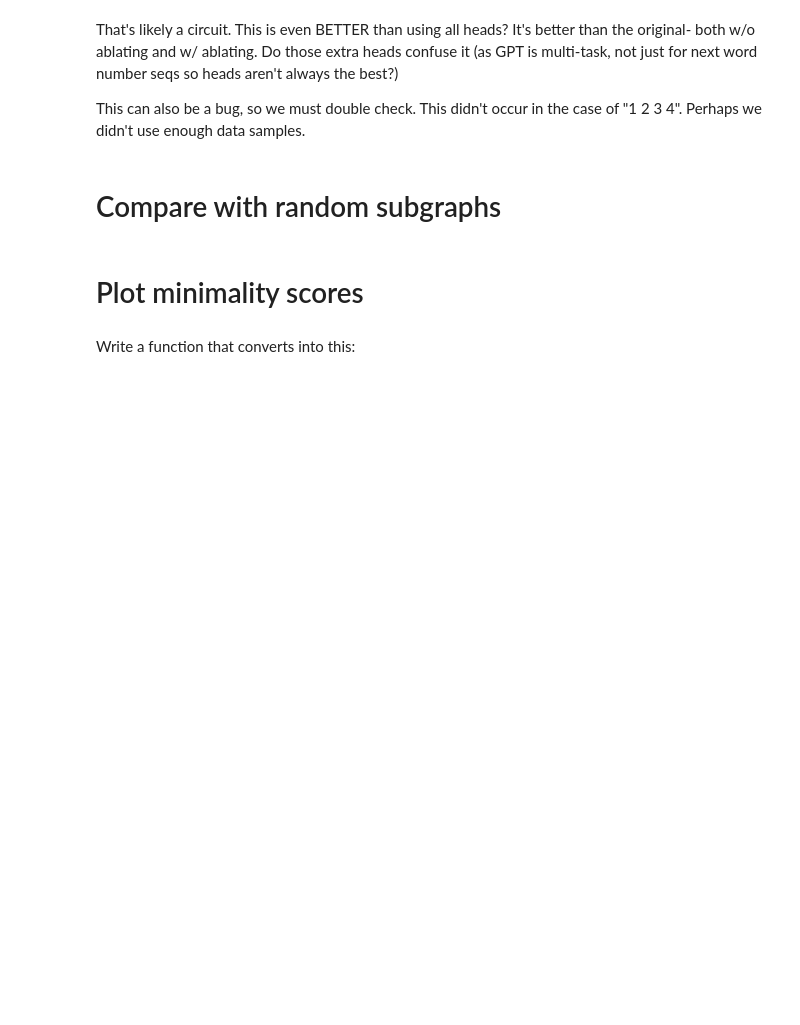
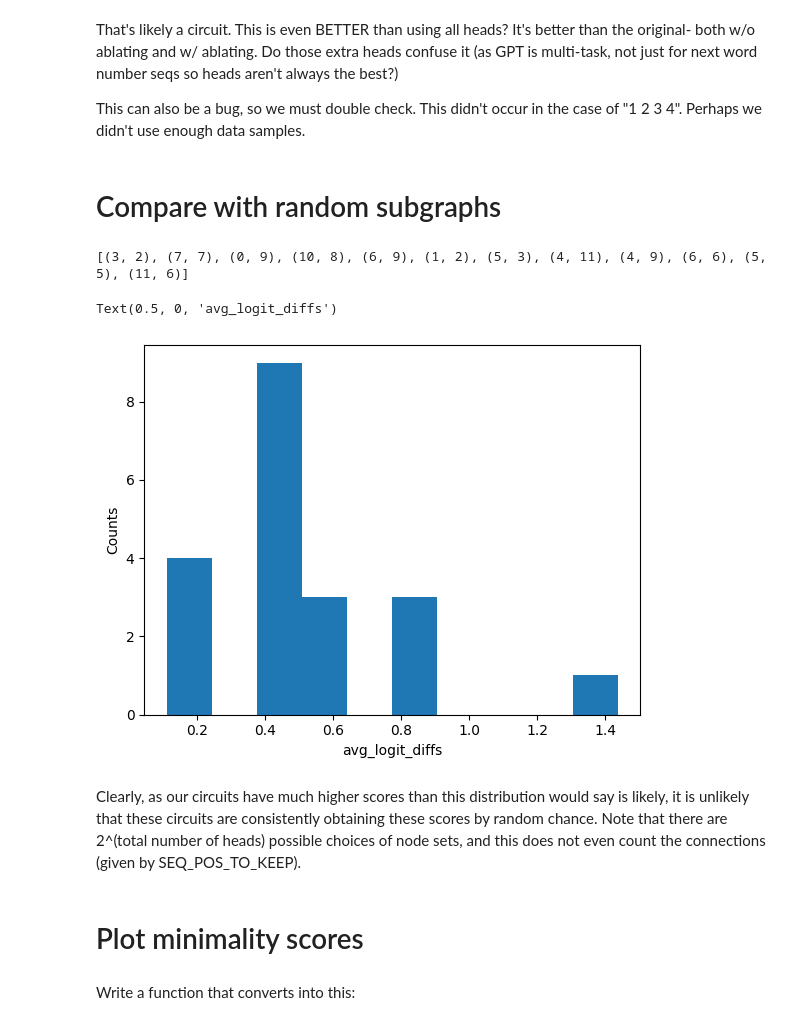
Before and after one commit to wlg100/numseqcont_circuit_expms, a Jupyter notebook: minimal_circuits/wordnumseq_minimal_circuit_draft_v2.ipynb, the cells around one changed output. Drawn from its saved outputs; the diff is of its cells as text; code cells hidden in the pictures; blank space fills up the shorter version.

Commit message:
Circuit score vs random subgraphs' scores

```diff
--- a/minimal_circuits/wordnumseq_minimal_circuit_draft_v2.ipynb
+++ b/minimal_circuits/wordnumseq_minimal_circuit_draft_v2.ipynb
@@ -480,6 +480,68 @@ That's likely a circuit. This is even BETTER than using all heads? It's better t
 This can also be a bug, so we must double check. This didn't occur in the case of "1 2 3 4". Perhaps we didn't use enough data samples.
 # %% [markdown]
 # Compare with random subgraphs
+# %%
+import random
+
+def generate_random_pairs():
+    pairs = []
+    for _ in range(12):
+        x = random.randint(0, 11)
+        y = random.randint(0, 11)
+        pairs.append((x, y))
+    return pairs
+
+random_pairs = generate_random_pairs()
+print(random_pairs)
+# %% [output]
+[(3, 2), (7, 7), (0, 9), (10, 8), (6, 9), (1, 2), (5, 3), (4, 11), (4, 9), (6, 6), (5, 5), (11, 6)]
+# %%
+CIRCUIT = {
+    "number mover": random_pairs,
+    # "name mover": [(9, 9), (10, 0), (9, 6)],
+    # "backup name mover": [(10, 10), (10, 6), (10, 2), (10, 1), (11, 2), (9, 7), (9, 0), (11, 9)],
+    # "negative name mover": [(10, 7), (11, 10)],
+    # "s2 inhibition": [(7, 3), (7, 9), (8, 6), (8, 10)],
+    # "induction": [(5, 5), (5, 8), (5, 9), (6, 9)],
+    # "duplicate token": [(0, 1), (0, 10), (3, 0)],
+    # "previous token": [(2, 2), (4, 11)],
+}
+
+SEQ_POS_TO_KEEP = {
+    "number mover": "end",
+    # "name mover": "end",
+    # "backup name mover": "end",
+    # "negative name mover": "end",
+    # "s2 inhibition": "end",
+    # "induction": "S2",
+    # "duplicate token": "S2",
+    # "previous token": "S1+1",
+}
+# %%
+model.reset_hooks(including_permanent=True)  #must do this after running with mean ablation hook
+
+ioi_logits_original, ioi_cache = model.run_with_cache(dataset.toks)
+
+avg_logit_diffs_rand_ablate = []
+for i in range(20):
+    random_pairs = generate_random_pairs()
+    CIRCUIT = {"number mover": random_pairs}
+    model = ioi_circuit_extraction.add_mean_ablation_hook(model, means_dataset=dataset, circuit=CIRCUIT, seq_pos_to_keep=SEQ_POS_TO_KEEP)
+    ioi_logits_minimal = model(dataset.toks)
+    avg_logit_diffs_rand_ablate.append(logits_to_ave_logit_diff_2(ioi_logits_minimal, dataset))
+    # print(f"Average logit difference (IOI dataset, using entire model): {logits_to_ave_logit_diff_2(ioi_logits_original, dataset):.4f}")
+    # print(f"Average logit difference (IOI dataset, only using circuit): {logits_to_ave_logit_diff_2(ioi_logits_minimal, dataset):.4f}")
+# %%
+import matplotlib.pyplot as plt
+avg_logit_diffs_rand_ablate = torch.as_tensor(avg_logit_diffs_rand_ablate)
+plt.hist(avg_logit_diffs_rand_ablate.cpu())
+plt.ylabel('Counts')
+plt.xlabel('avg_logit_diffs')
+# %% [output]
+Text(0.5, 0, 'avg_logit_diffs')
+[figure, added]
+# %% [markdown]
+Clearly, as our circuits have much higher scores than this distribution would say is likely, it is unlikely that these circuits are consistently obtaining these scores by random chance. Note that there are 2^(total number of heads) possible choices of node sets, and this does not even count the connections (given by SEQ_POS_TO_KEEP).
 # %% [markdown]
 # Plot minimality scores
 # %%
```
